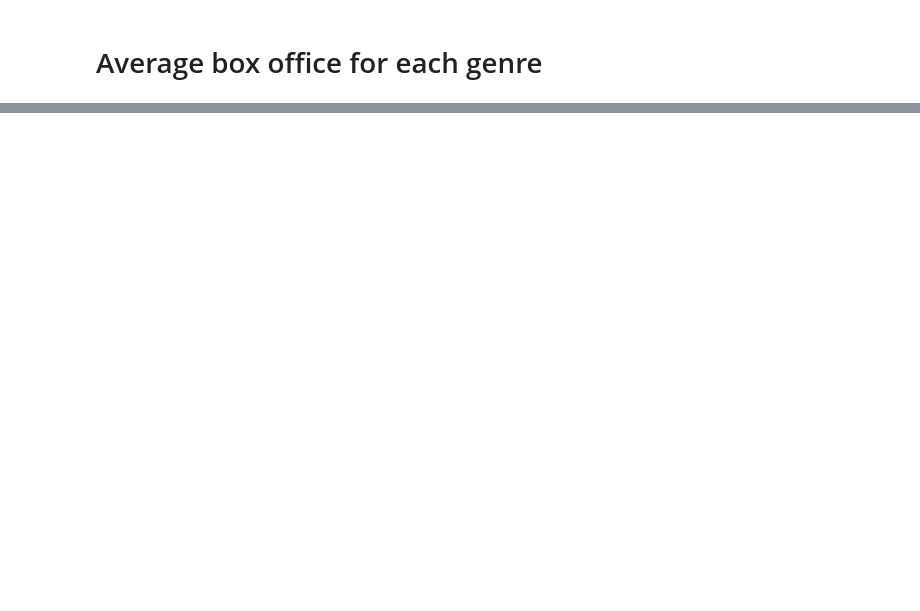
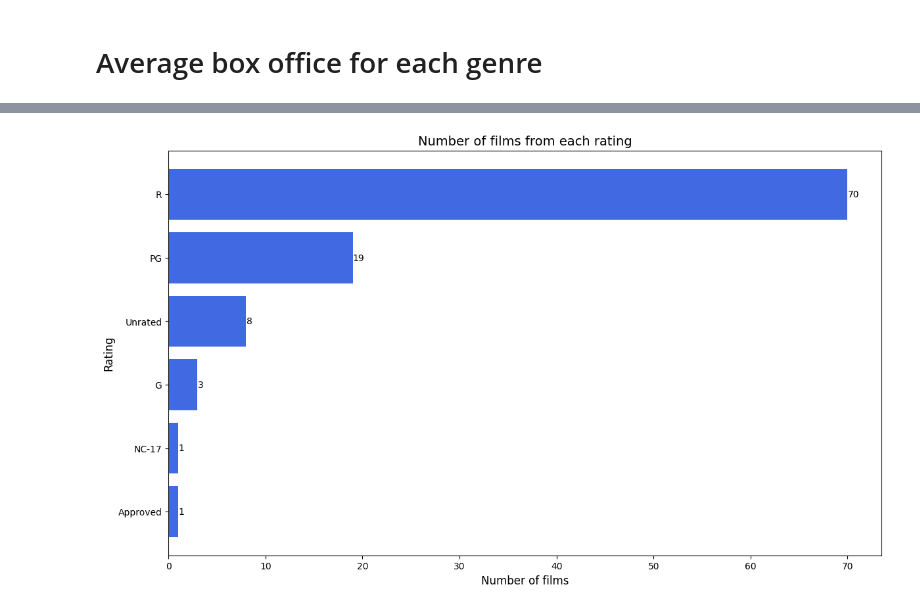
Before and after one commit to seetvn/movies_analysis, a Jupyter notebook: analyses/first.ipynb, the cells around one changed output, grey strips where cells are left out. Saved outputs shown, nothing was run; the diff lists cells and outputs as text; code cells hidden in the pictures; blank space fills up the shorter version.

```diff
--- a/analyses/first.ipynb
+++ b/analyses/first.ipynb
@@ -131,0 +136,19 @@ plt.gca().invert_yaxis()
+# %%
+# Sort correlations
+sorted_rated_frequency = sorted(rated_column_sums.items(), key=lambda x: x[1],reverse=True)
+x_plot = [rated_frequency[0] for rated_frequency in sorted_rated_frequency]
+y_plot = [rated_frequency[1] for rated_frequency in sorted_rated_frequency]
+plt.figure(figsize=(14, 8))
+plt.barh(x_plot, y_plot, color="royalblue")
+for i, v in enumerate(y_plot):
+    plt.text(v + 0.02, i, f"{v}", va="center", fontsize=10, color="black")
+
+
+plt.xlabel("Number of films", fontsize=12)
+plt.ylabel("Rating", fontsize=12)
+plt.title("Number of films from each rating", fontsize=14)
+plt.gca().invert_yaxis()
+
+plt.show()
+# %% [output]
+[figure, added]
```
Also changed, not shown: parts of 15 cells of this notebook.
